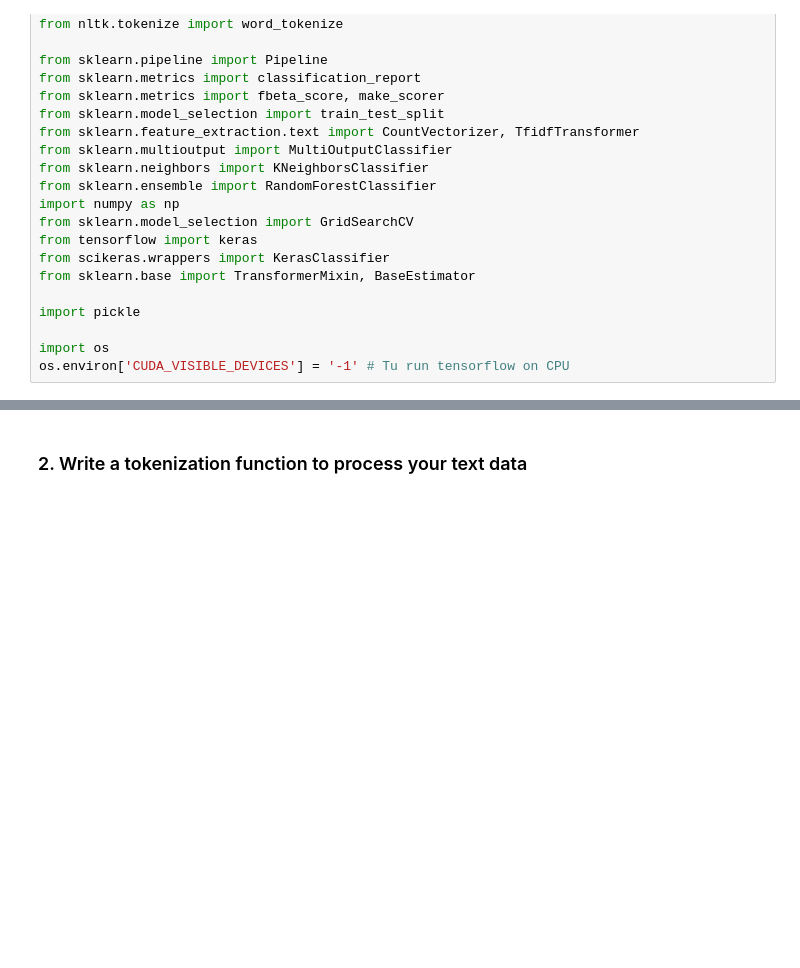
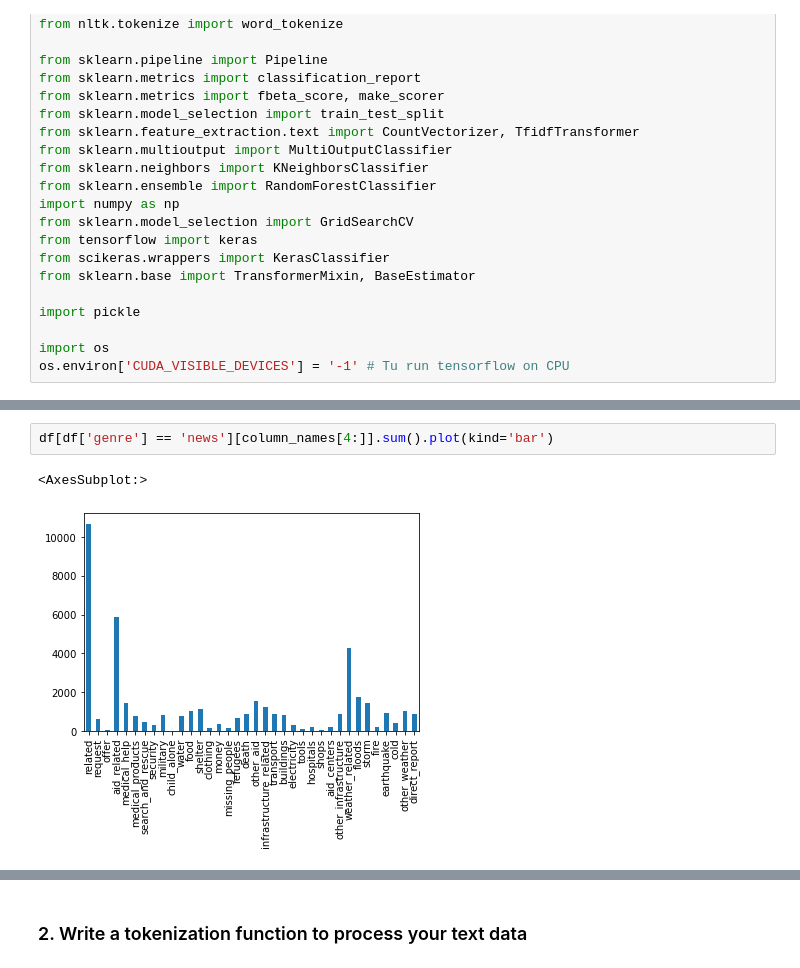
Before and after one commit to mrchamanbaz/disaster_response_project, a Jupyter notebook: ML Pipeline Preparation.ipynb, the cells around one changed output, grey strips where cells are left out. Cells and saved outputs as stored; diff of their text form; blank space fills up the shorter version.

```diff
--- a/ML Pipeline Preparation.ipynb
+++ b/ML Pipeline Preparation.ipynb
@@ -51,0 +73,5 @@ Y.head()
+# %%
+df[df['genre'] == 'news'][column_names[4:]].sum().plot(kind='bar')
+# %% [output]
+<AxesSubplot:>
+[figure, added]
```
Also changed, not shown: parts of 9 cells of this notebook, 6 other files.
